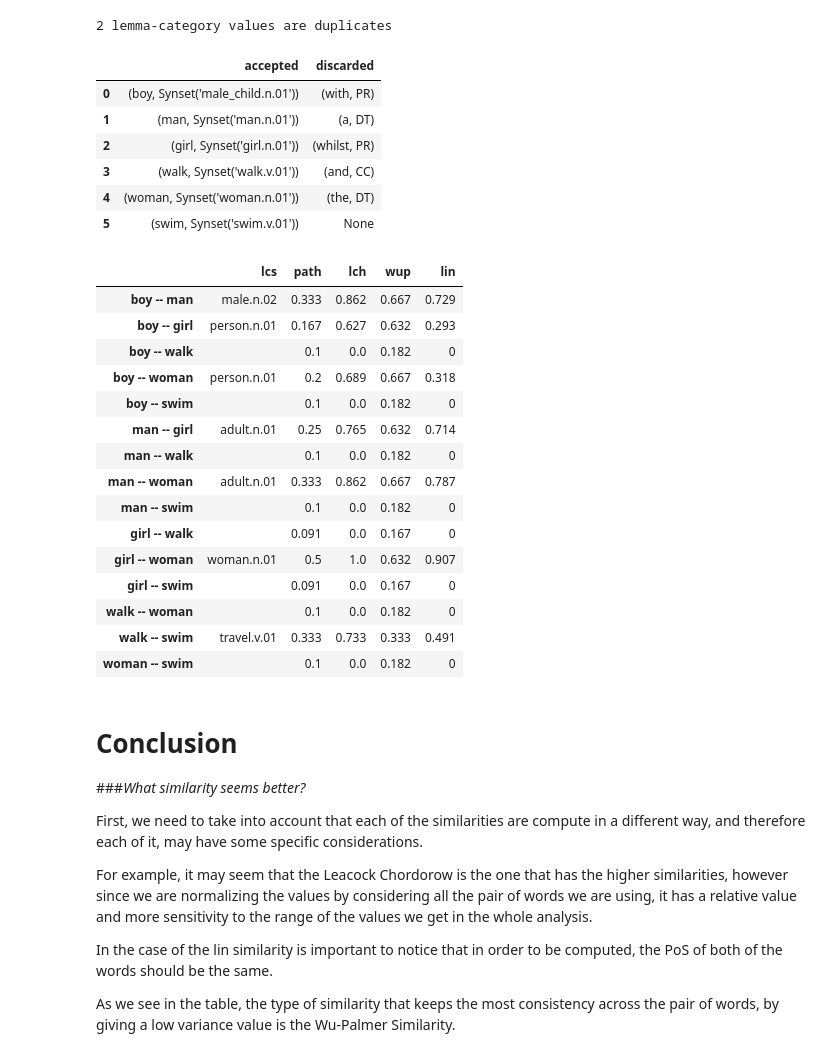
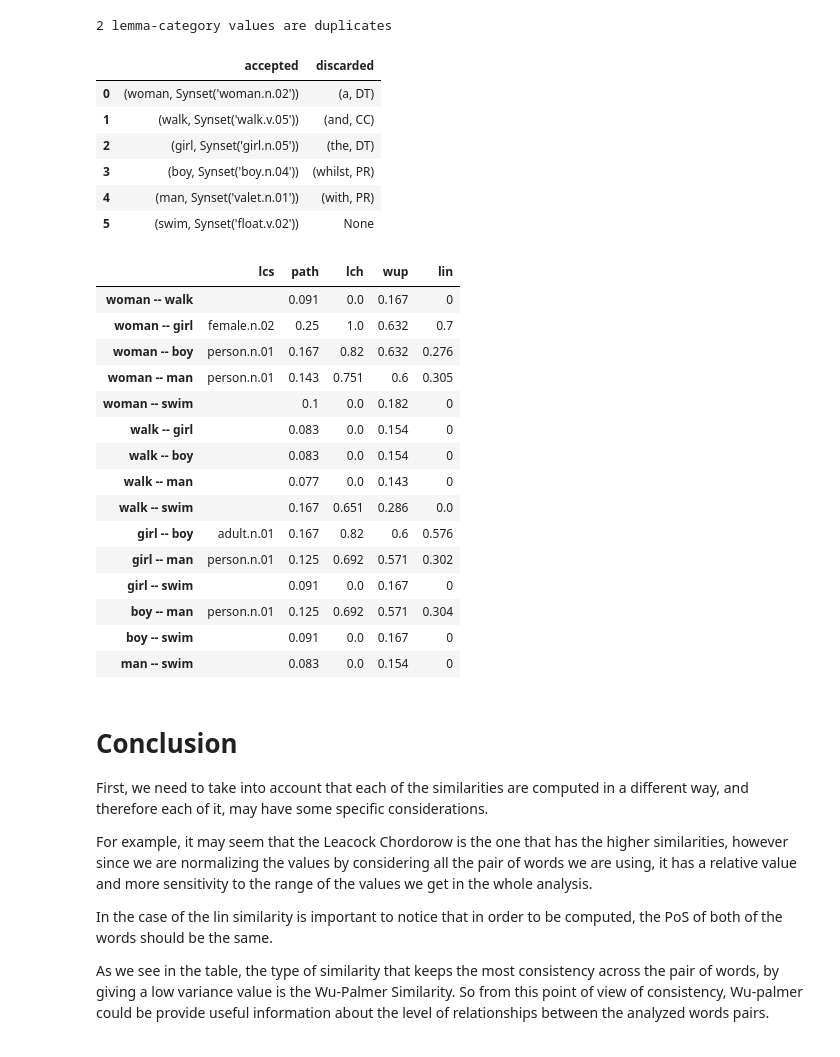
Before and after one commit to MarioROT/IHLT-MAI, a Jupyter notebook: Session5_MarioRosas_AlamLopez.ipynb, the cells around one changed output. Drawn from its saved outputs; the diff is of its cells as text; code cells hidden in the pictures.

```diff
--- a/Session5_MarioRosas_AlamLopez.ipynb
+++ b/Session5_MarioRosas_AlamLopez.ipynb
@@ -59,6 +59,17 @@ Clean_pairs = list(set(Lemmas))
 print(len(Lemmas)-len(Clean_pairs), 'lemma-category values are duplicates')
 # %% [output]
 2 lemma-category values are duplicates
+# %%
+# Function to compute the most frequent synset
+def most_frequent_synset(word, pos):
+  syns = wn.synsets(word, pos)
+  m = 0
+  res = None
+  for s in syns:
+      for l in s.lemmas():
+          if l.count() > m:
+            res = l
+  return res.synset()
 # %%
 #Ex. 1 With the corresponding pairs cleaned and with the correct category id
 # we can now review the most frequen synset
@@ -68,7 +79,7 @@ d = {'NN': 'n', 'NNS': 'n',
        'VB': 'v', 'VBD': 'v', 'VBG': 'v', 'VBN': 'v', 'VBP': 'v', 'VBZ': 'v',
        'RB': 'r', 'RBR': 'r', 'RBS': 'r'}
 
-def most_frequent (Lemmas):
+def most_frequent_for_all(Lemmas):
   results={'accepted':[], 'discarded':[]}
   for pair in range(len(Lemmas)):
 
@@ -77,7 +88,7 @@ def most_frequent (Lemmas):
       if len(wn.synsets(Lemmas[pair][0],d[Lemmas[pair][1]]))==0:
          results['discarded'].append(Lemmas[pair])
       else:
-        common= wn.synsets(Lemmas[pair][0],d[Lemmas[pair][1]])[0]
+        common= most_frequent_synset(Lemmas[pair][0],d[Lemmas[pair][1]])
         tupple=(Lemmas[pair][0],common)
         results['accepted'].append(tupple)
 
@@ -86,16 +97,16 @@ def most_frequent (Lemmas):
 
   return results
 # %%
-Lemmas_syn=most_frequent(Clean_pairs)
+Lemmas_syn=most_frequent_for_all(Clean_pairs)
 pd.DataFrame.from_dict(Lemmas_syn, orient='index').T
 # %% [output]
 |  | accepted | discarded |
-| 0 | (boy, Synset('male_child.n.01')) | (with, PR) |
-| 1 | (man, Synset('man.n.01')) | (a, DT) |
-| 2 | (girl, Synset('girl.n.01')) | (whilst, PR) |
-| 3 | (walk, Synset('walk.v.01')) | (and, CC) |
-| 4 | (woman, Synset('woman.n.01')) | (the, DT) |
-| 5 | (swim, Synset('swim.v.01')) | None |
+| 0 | (woman, Synset('woman.n.02')) | (a, DT) |
+| 1 | (walk, Synset('walk.v.05')) | (and, CC) |
+| 2 | (girl, Synset('girl.n.05')) | (the, DT) |
+| 3 | (boy, Synset('boy.n.04')) | (whilst, PR) |
+| 4 | (man, Synset('valet.n.01')) | (with, PR) |
+| 5 | (swim, Synset('float.v.02')) | None |
 # %%
 #Now, we put all the lemma-category in all the possible pair combinations into the list "Pairs"
 #Since there are 11 pairs, we should get 55 elements
@@ -104,6 +115,8 @@ Pairs = [(a, b) for idx, a in enumerate(Lemmas_syn['accepted']) for b in Lemmas_
 def process_name(p1,p2):
   return p1.ljust(6) + '--' + p2.rjust(6)
 # %%
+# Computing the similiatries and nomalizing the ones in a different scale
+
 from nltk.corpus.reader.wordnet import lch_similarity
 similarity_results = ['lcs','path','lch','wup','lin']
 print_pairs = {}
@@ -131,30 +144,28 @@ res['lch'] = (res['lch'] - res['lch'].min())/(res['lch'].max()-res['lch'].min())
 res
 # %% [output]
 |  | lcs | path | lch | wup | lin |
-| boy -- man | male.n.02 | 0.333 | 0.862 | 0.667 | 0.729 |
-| boy -- girl | person.n.01 | 0.167 | 0.627 | 0.632 | 0.293 |
-| boy -- walk |  | 0.1 | 0.0 | 0.182 | 0 |
-| boy -- woman | person.n.01 | 0.2 | 0.689 | 0.667 | 0.318 |
-| boy -- swim |  | 0.1 | 0.0 | 0.182 | 0 |
-| man -- girl | adult.n.01 | 0.25 | 0.765 | 0.632 | 0.714 |
-| man -- walk |  | 0.1 | 0.0 | 0.182 | 0 |
-| man -- woman | adult.n.01 | 0.333 | 0.862 | 0.667 | 0.787 |
-| man -- swim |  | 0.1 | 0.0 | 0.182 | 0 |
-| girl -- walk |  | 0.091 | 0.0 | 0.167 | 0 |
-| girl -- woman | woman.n.01 | 0.5 | 1.0 | 0.632 | 0.907 |
+| woman -- walk |  | 0.091 | 0.0 | 0.167 | 0 |
+| woman -- girl | female.n.02 | 0.25 | 1.0 | 0.632 | 0.7 |
+| woman -- boy | person.n.01 | 0.167 | 0.82 | 0.632 | 0.276 |
+| woman -- man | person.n.01 | 0.143 | 0.751 | 0.6 | 0.305 |
+| woman -- swim |  | 0.1 | 0.0 | 0.182 | 0 |
+| walk -- girl |  | 0.083 | 0.0 | 0.154 | 0 |
+| walk -- boy |  | 0.083 | 0.0 | 0.154 | 0 |
+| walk -- man |  | 0.077 | 0.0 | 0.143 | 0 |
+| walk -- swim |  | 0.167 | 0.651 | 0.286 | 0.0 |
+| girl -- boy | adult.n.01 | 0.167 | 0.82 | 0.6 | 0.576 |
+| girl -- man | person.n.01 | 0.125 | 0.692 | 0.571 | 0.302 |
 | girl -- swim |  | 0.091 | 0.0 | 0.167 | 0 |
-| walk -- woman |  | 0.1 | 0.0 | 0.182 | 0 |
-| walk -- swim | travel.v.01 | 0.333 | 0.733 | 0.333 | 0.491 |
-| woman -- swim |  | 0.1 | 0.0 | 0.182 | 0 |
+| boy -- man | person.n.01 | 0.125 | 0.692 | 0.571 | 0.304 |
+| boy -- swim |  | 0.091 | 0.0 | 0.167 | 0 |
+| man -- swim |  | 0.083 | 0.0 | 0.154 | 0 |
 # %% [markdown]
 # Conclusion
 
-###*What similarity seems better?*
-
-First, we need to take into account that each of the similarities are compute in a different way, and therefore each of it, may have some specific considerations.
+First, we need to take into account that each of the similarities are computed in a different way, and therefore each of it, may have some specific considerations.
 
 For example, it may seem that the Leacock Chordorow is the one that has the higher similarities, however since we are normalizing the values by considering all the pair of words we are using, it has a relative value and more sensitivity to the range of the values we get in the whole analysis.
 
 In the case of the lin similarity is important to notice that in order to be computed, the PoS of both of the words should be the same.
 
-As we see in the table, the type of similarity that keeps the most consistency across the pair of words, by giving a low variance value is the Wu-Palmer Similarity.
+As we see in the table, the type of similarity that keeps the most consistency across the pair of words, by giving a low variance value is the Wu-Palmer Similarity. So from this point of view of consistency, Wu-palmer could be provide useful information about the level of relationships between the analyzed words pairs.
```
